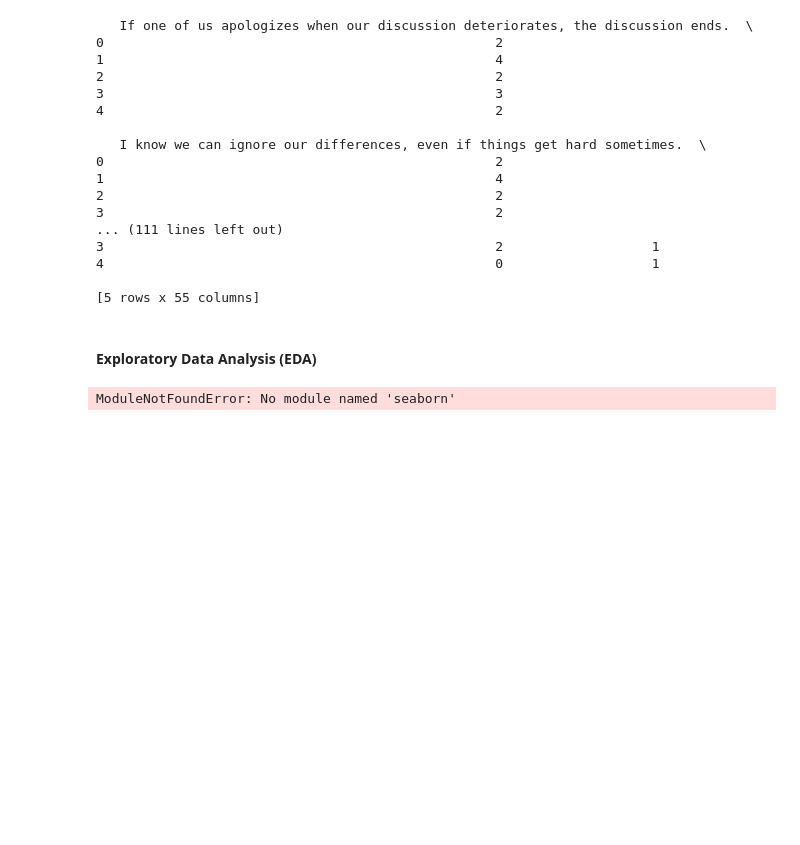
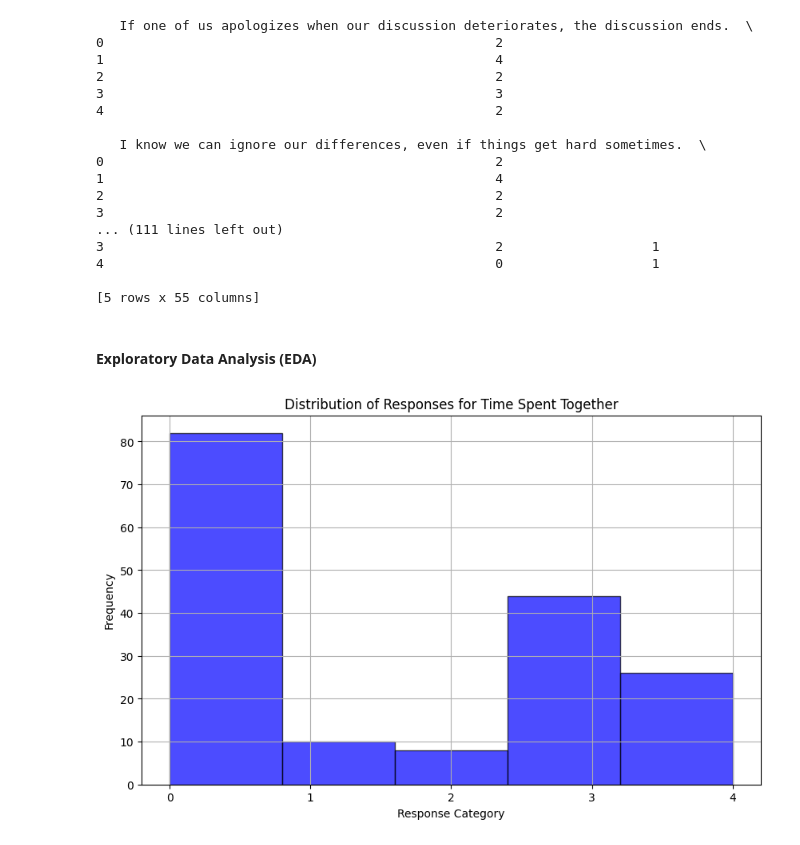
Before and after one commit to wickkan/Couple-Zodiac-Analysis, a Jupyter notebook: divorce-prediction.ipynb, the cells around one changed output. Drawn from its saved outputs; the diff is of its cells as text; code cells hidden in the pictures; blank space fills up the shorter version.

```diff
--- a/divorce-prediction.ipynb
+++ b/divorce-prediction.ipynb
@@ -94,25 +94,17 @@ print(divorce_df.head())
 # %% [markdown]
 #### Exploratory Data Analysis (EDA)
 # %%
-import seaborn as sns
 import matplotlib.pyplot as plt
 
 # Histogram of responses for a specific question
 plt.figure(figsize=(10, 6))
-sns.countplot(
-    x='The time I spent with my wife is special for us.', data=divorce_df)
+plt.hist(divorce_df['The time I spent with my wife is special for us.'],
+         bins=5, alpha=0.7, color='blue', edgecolor='black')
 plt.title('Distribution of Responses for Time Spent Together')
+plt.xlabel('Response Category')
+plt.ylabel('Frequency')
+plt.xticks(range(5))  # Assuming responses range from 0 to 4
+plt.grid(True)
 plt.show()
-
-# Overall correlation of questions with divorce outcome
-correlation_matrix = divorce_df.corr()
-divorce_correlations = correlation_matrix['Divorce'].sort_values()
-print("Correlations with Divorce:\n", divorce_correlations)
-
-# Heatmap of correlations
-plt.figure(figsize=(12, 10))
-sns.heatmap(correlation_matrix, cmap='coolwarm', annot=False, linewidths=.5)
-plt.title('Heatmap of Correlation Matrix')
-plt.show()
 # %% [output]
-ModuleNotFoundError: No module named 'seaborn'
+[figure, added]
```
Also changed, not shown: parts of 1 cell of this notebook.
